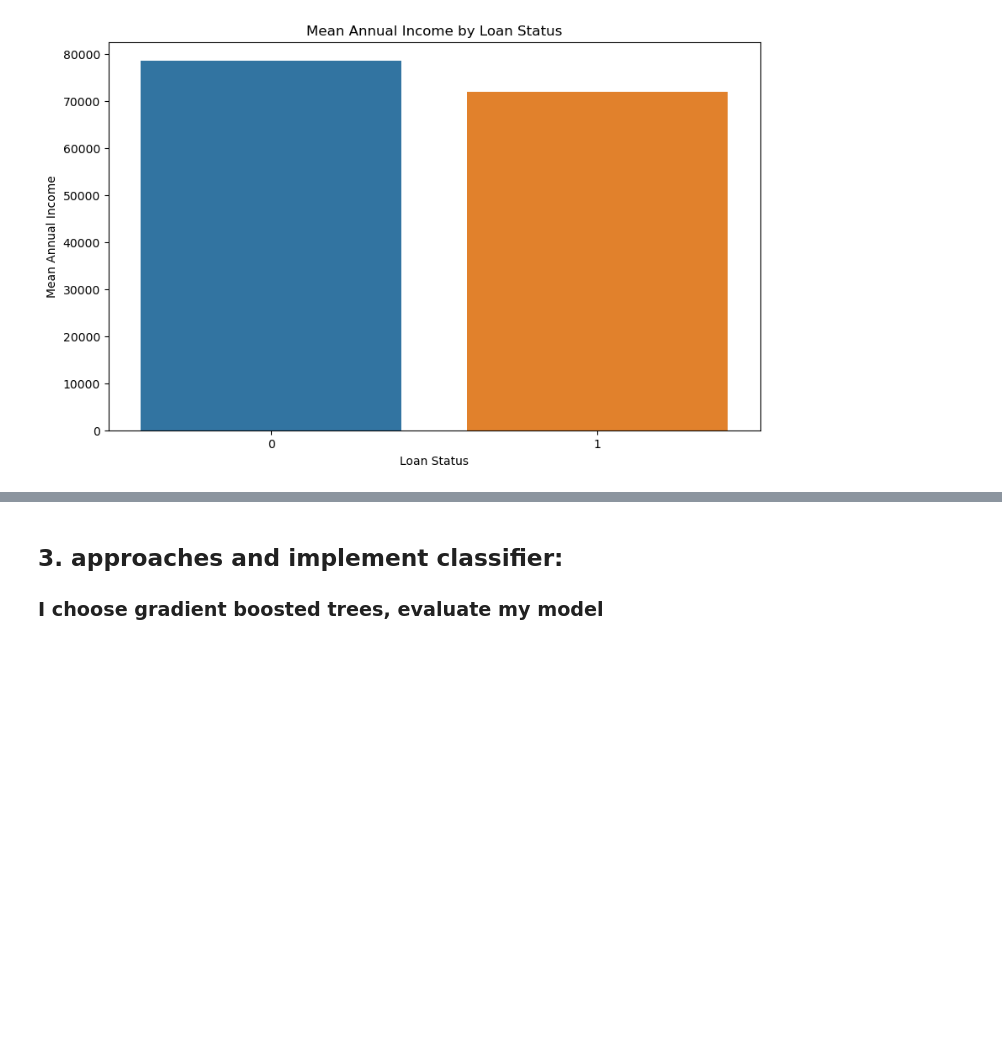
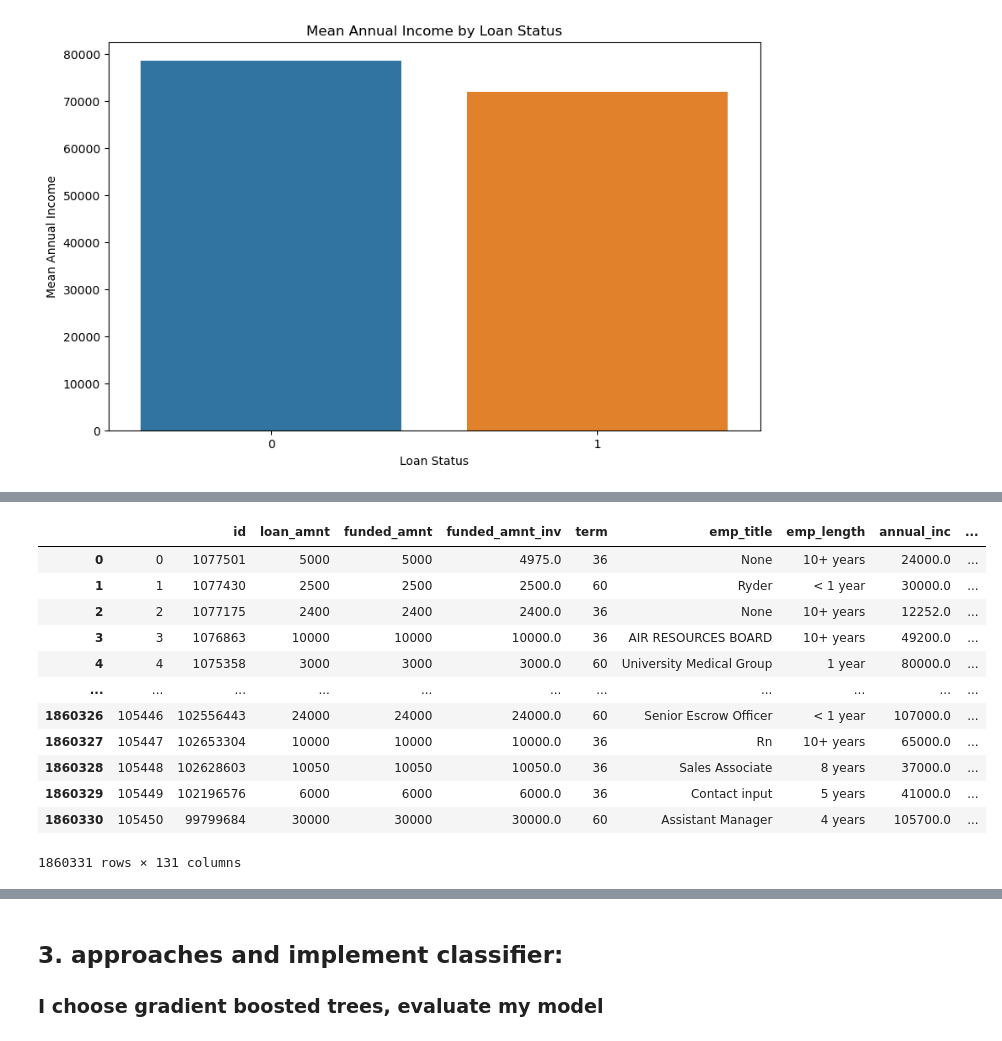
Before and after one commit to manolaz/kaggle-lending-hub-2024, a Jupyter notebook: trung-nva-lending-club-2007-20.ipynb, the cells around one changed output, grey strips where cells are left out. Drawn from its saved outputs; the diff is of its cells as text; code cells hidden in the pictures; blank space fills up the shorter version.

```diff
--- a/trung-nva-lending-club-2007-20.ipynb
+++ b/trung-nva-lending-club-2007-20.ipynb
@@ -553,0 +546,2 @@ if X.shape[0] != y.shape[0]:
+# %%
+loan_status_df_pd = loan_status_df.to_pandas()
@@ -553,0 +579,25 @@ if X.shape[0] != y.shape[0]:
+# %%
+
+# Convert columns to numeric and handle errors
+loan_status_df_pd['dti'] = pd.to_numeric(loan_status_df_pd['dti'], errors='coerce')
+loan_status_df_pd['annual_inc'] = pd.to_numeric(loan_status_df_pd['annual_inc'], errors='coerce')
+loan_status_df_pd['funded_amnt'] = pd.to_numeric(loan_status_df_pd['funded_amnt'], errors='coerce')
+# %%
+# Encode categorical variables
+loan_status_df_pd = pd.get_dummies(loan_status_df_pd, columns=['home_ownership'], drop_first=True)
+# %%
+loan_status_df_pd
+# %% [output]
+|  |  | id | loan_amnt | funded_amnt | funded_amnt_inv | term | emp_title | emp_length | annual_inc | ... |
+| 0 | 0 | 1077501 | 5000 | 5000 | 4975.0 | 36 | None | 10+ years | 24000.0 | ... |
+| 1 | 1 | 1077430 | 2500 | 2500 | 2500.0 | 60 | Ryder | < 1 year | 30000.0 | ... |
+| 2 | 2 | 1077175 | 2400 | 2400 | 2400.0 | 36 | None | 10+ years | 12252.0 | ... |
+| 3 | 3 | 1076863 | 10000 | 10000 | 10000.0 | 36 | AIR RESOURCES BOARD | 10+ years | 49200.0 | ... |
+| 4 | 4 | 1075358 | 3000 | 3000 | 3000.0 | 60 | University Medical Group | 1 year | 80000.0 | ... |
+| ... | ... | ... | ... | ... | ... | ... | ... | ... | ... | ... |
+| 1860326 | 105446 | 102556443 | 24000 | 24000 | 24000.0 | 60 | Senior Escrow Officer | < 1 year | 107000.0 | ... |
+| 1860327 | 105447 | 102653304 | 10000 | 10000 | 10000.0 | 36 | Rn | 10+ years | 65000.0 | ... |
+| 1860328 | 105448 | 102628603 | 10050 | 10050 | 10050.0 | 36 | Sales Associate | 8 years | 37000.0 | ... |
+| 1860329 | 105449 | 102196576 | 6000 | 6000 | 6000.0 | 36 | Contact input | 5 years | 41000.0 | ... |
+| 1860330 | 105450 | 99799684 | 30000 | 30000 | 30000.0 | 60 | Assistant Manager | 4 years | 105700.0 | ... |
+1860331 rows × 131 columns
```
Also changed, not shown: parts of 10 cells of this notebook.
